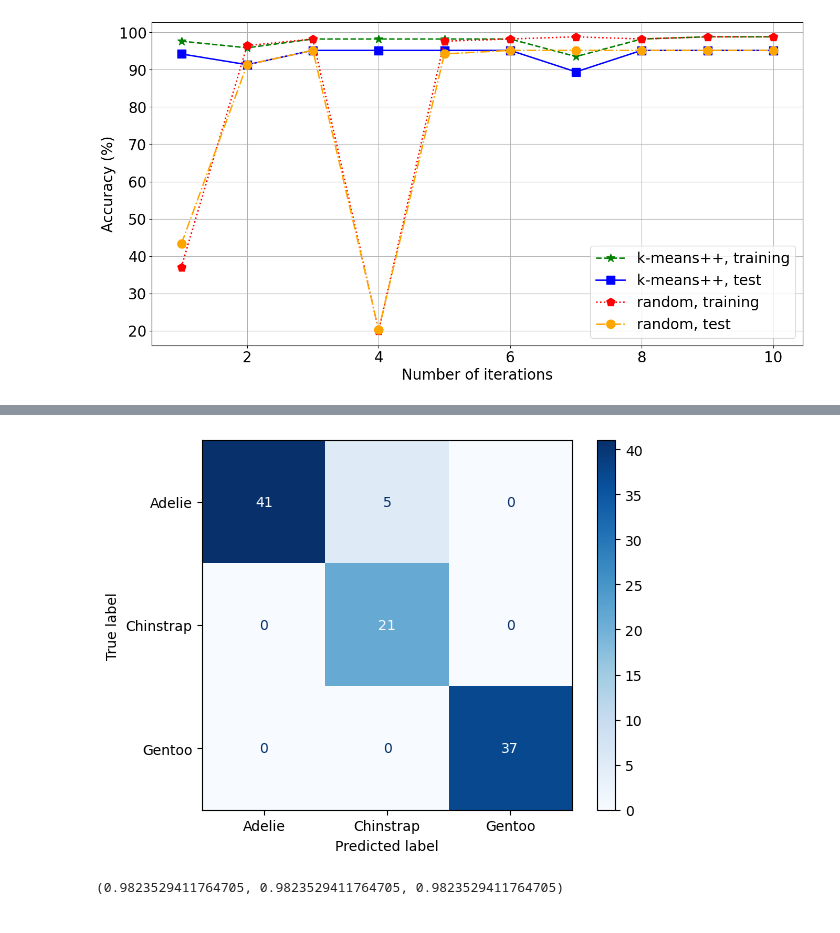
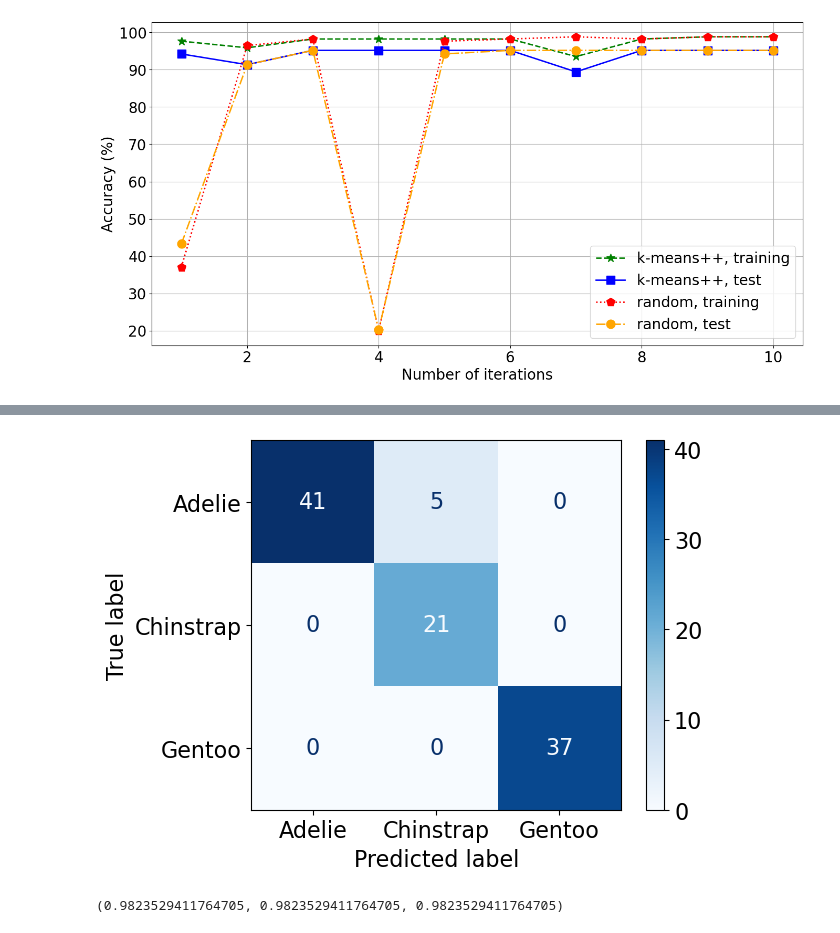
Before and after one commit to Tahuubinh/ML_HUST_PROJECT, a Jupyter notebook: code/K_means.ipynb, the cells around one changed output, grey strips where cells are left out. Saved outputs shown, nothing was run; the diff lists cells and outputs as text; code cells hidden in the pictures.

```diff
--- a/code/K_means.ipynb
+++ b/code/K_means.ipynb
@@ -405,6 +405,9 @@ import matplotlib.pyplot as plt
 plt.style.use('default')
 
 labels = ["Adelie", "Chinstrap", "Gentoo"]
+font = {
+    'size'   : 16}
+plt.rc('font', **font)
 
 cm = confusion_matrix(np.floor(y_train + 1.1).astype(int), c)
 
@@ -420,22 +423,26 @@ plt.show()
 # %%
 from sklearn.metrics import ConfusionMatrixDisplay
 from sklearn.metrics import confusion_matrix
 import matplotlib.pyplot as plt
 plt.style.use('default')
 
 labels = ["Adelie", "Chinstrap", "Gentoo"]
+font = {
+    'size'   : 16}
+plt.rc('font', **font)
+
+labels = ["Adelie", "Chinstrap", "Gentoo"]
 
 cm = confusion_matrix(np.floor(y_test + 1.1).astype(int), d)
 
 disp = ConfusionMatrixDisplay(confusion_matrix=cm, display_labels=labels)
 
-
 disp.plot(cmap=plt.cm.Blues)
 plt.savefig('../pics/K_Means/TestConfusionMatrixDisplay.svg', bbox_inches='tight')
 plt.savefig('../pics/K_Means/TestConfusionMatrixDisplay.pdf', bbox_inches='tight')
 plt.show()
 # %% [output]
-[figure, old version]
+[figure, new version]
 # %%
 precision = precision_score(np.floor(y_train + 1.1).astype(int), c, average='micro')
 recall =  recall_score(np.floor(y_train + 1.1).astype(int), c, average='micro')
```
Also changed, not shown: parts of 1 cell of this notebook, 4 other files.
